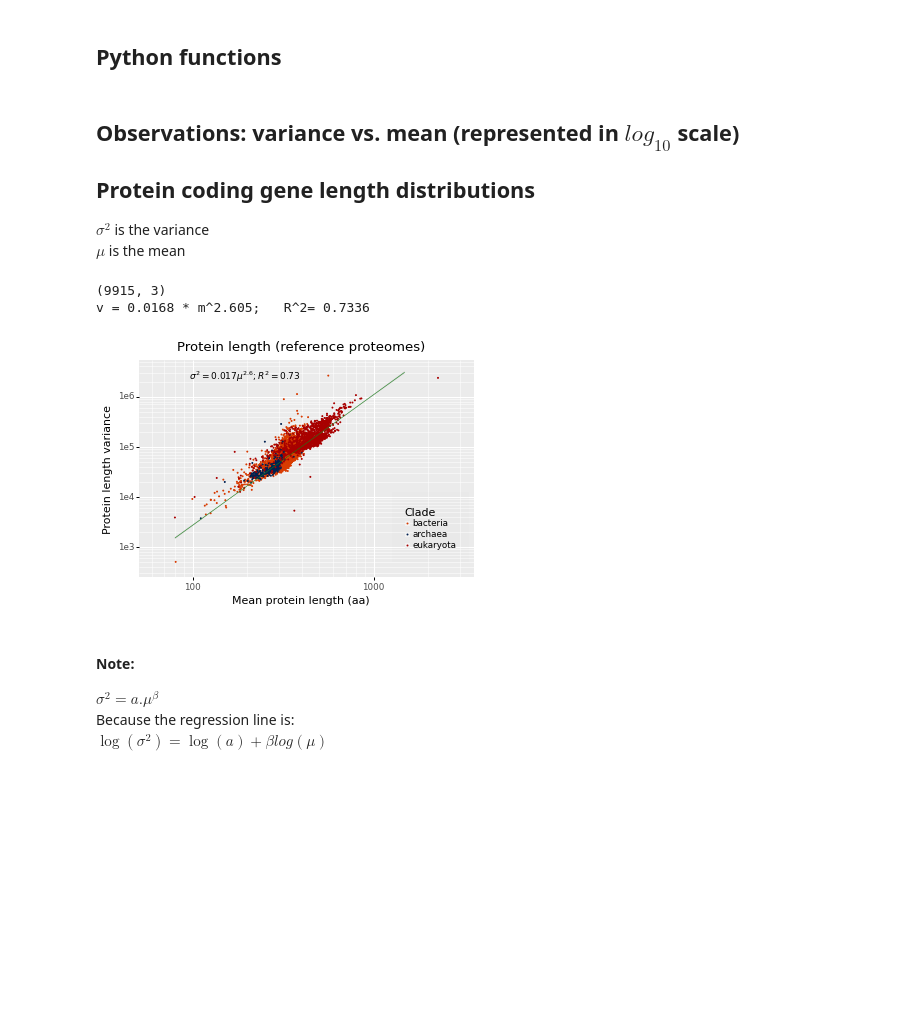
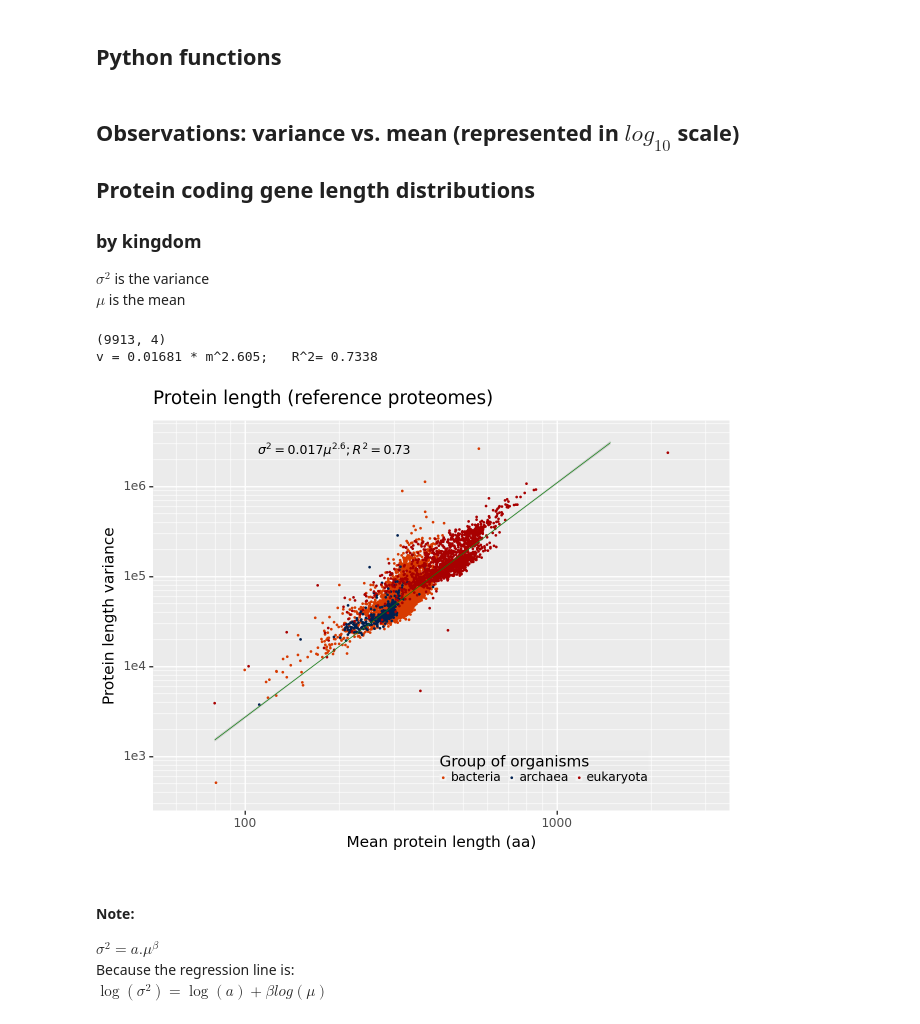
Before and after one commit to emuro/EM_probando, a Jupyter notebook: main_work/proteins_taylorLaw.ipynb, the cells around one changed output. Cells and saved outputs as stored; diff of their text form; code cells hidden in the pictures; blank space fills up the shorter version.

Commit message:
main_work

```diff
--- a/main_work/proteins_taylorLaw.ipynb
+++ b/main_work/proteins_taylorLaw.ipynb
@@ -18,18 +21,19 @@ if 1:
 ### Retrieving the statistical descriptions of the length's distributions
 # %%
 # statistics on length distribution for different species
-stat_file = "../main_tables/stat_proteins.tsv"
+stat_file = c.MAIN_TABLES_PATH + c.STAT_P_FILE
 print("The statistical descriptions of the protein distributions for the different species is in:\n", stat_file, "\n")
 
 # retrieve data and diminish the number of columns
 stat_df = pd.read_csv(stat_file, low_memory=False, sep="\t")
-stat_df = stat_df[["superregnum", "species", "proteome_id", "tax_id", "uniprot_fasta_file", "count", "mean", "var"] + ["log10_mean", "log10_var"]]
+stat_df = stat_df[["superregnum", "species", "proteome_id", "count", "mean", "var", "division_both_dbs"]]
 
 # visualize data
-pd.set_option('display.max_columns', None)
 if 1:
+    pd.set_option('display.max_columns', None)
     display(stat_df.head(2))
     print(stat_df.shape)
-    print(stat_df["superregnum"].value_counts())
+    print(stat_df["superregnum"].value_counts(), "\n")
+    print(stat_df["division_both_dbs"].value_counts())
 # %% [output]
 The statistical descriptions of the protein distributions for the different species is in:
@@ -68,46 +83,47 @@ def plot_taylor(df2plot, col_x, col_y, x_lab, y_lab, title, bool_show_regression
         ggplot(df2plot, aes(col_x, col_y, color=legends_by)) + geom_point(size=0.1)
         + geom_smooth(method="lm", color="green", size=0.25, span=.8)
         + labs(title=title, x=x_lab, y=y_lab)
-        + scale_color_manual(values=['#D83B01', '#002050', '#A80000', '#FFA500', '#107C10','#EF008C', '#0078D7', '#B4009E']) # + scale_color_brewer() '#5C2D91'
-        + labs(color='Clade') # legend title
+        + scale_color_manual(values=c.OLD_COLOR_ORG_GROUPS) # + scale_color_brewer() '#5C2D91'
+        + labs(color='Group of organisms') # legend title
         + scale_x_log10(breaks=[10 ** power for power in range(2, 4)], limits=x_limits) #, labels=scientific_format(digits=2)
         + scale_y_log10(breaks = [10**power for power in range(3, 7)], limits=y_limits)
-    ) + theme(legend_position=(0.8,0.3), legend_key_size=5, legend_background=element_rect(fill='grey', alpha=0.01)) + annotate('text', x=x_text_factor*max(df2plot[col_x].to_list()), y=y_text_factor*max(df2plot[col_y].to_list()), label=txt,size=9,color="black")
+    ) + theme(legend_position=(0.7,0.2), legend_key_size=5,
+              legend_background=element_rect(fill='grey', alpha=0.01)) + annotate('text', x=x_text_factor*max(df2plot[col_x].to_list()), y=y_text_factor*max(df2plot[col_y].to_list()), label=txt,size=9,color="black")
     print(p)
 # %% [markdown]
 ## Observations: variance vs. mean (represented in $log_{10}$ scale)
 ## Protein coding gene length distributions
+### by kingdom
 $\sigma^{2}$ is the variance
 $\mu$ is the mean
 # %%
 df2plot = stat_df.copy()
 df2plot.rename(columns = {"mean" : 'prots_mean', "var" : 'prots_var'}, inplace = True)
 #display(df2plot)
 
 col_x = "prots_mean"
 col_y = "prots_var"
 legends_by = "superregnum"
 
 title = "Protein length (reference proteomes)"
 x_lab = "Mean protein length (aa)"
 y_lab = "Protein length variance"
 bool_show_regression = True
 
-df2plot = df2plot[[legends_by, col_x, col_y]]
+df2plot = df2plot[[legends_by, "division_both_dbs", col_x, col_y]]
 print(df2plot.shape)
 
 # Sort legends: clades in an order
 df2plot[legends_by] = pd.Categorical(df2plot[legends_by],
-                                categories=['bacteria', 'archaea', 'eukaryota'],
+                                categories=c.ORG_KINGDOMS,
                                 ordered=True)
 df2plot.sort_values(legends_by, inplace=True)
 
 plot_taylor(df2plot, col_x, col_y, x_lab, y_lab, title, bool_show_regression)
-# geom_smooth error... do not concern!
 # %% [output]
-(9915, 3)
-v = 0.0168 * m^2.605;   R^2= 0.7336
+(9913, 4)
+v = 0.01681 * m^2.605;   R^2= 0.7338
-[figure, old version]
+[figure, new version]
 # %% [markdown]
 #### Note:
 $\sigma^{2} = a . \mu^{\beta}$
```
Also changed, not shown: parts of 4 cells of this notebook, 12 other files.
